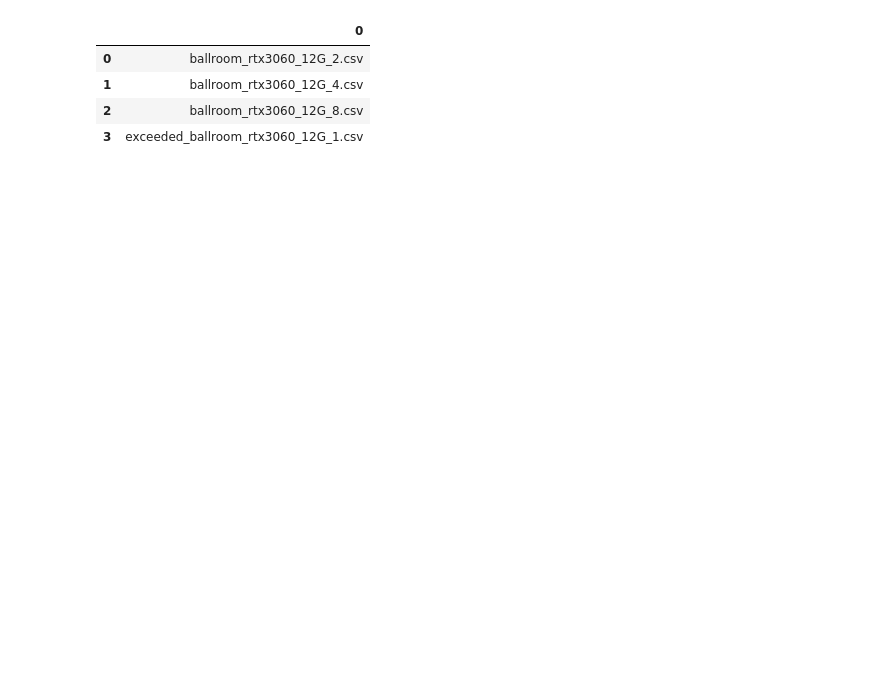
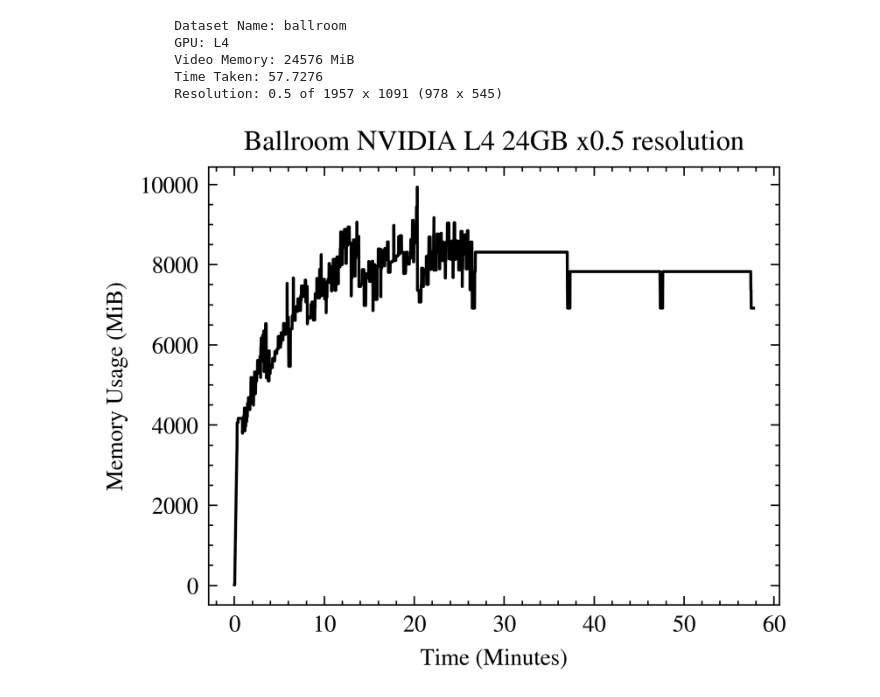
Before and after one commit to iotareal/3D-Gaussian-Splatting-Hardware-Spatial-Benchmarking, a Jupyter notebook: notebook.ipynb, the cells around one changed output. Cells and saved outputs as stored; diff of their text form; code cells hidden in the pictures; blank space fills up the shorter version.

```diff
--- a/notebook.ipynb
+++ b/notebook.ipynb
@@ -47,6 +117,7 @@ def gpu_csv(df:pd.DataFrame,header:str,error):
     vram = str(int(stripped[2].replace("G",""))*1024)+" MiB"
     time_taken = df.Time_Minutes.max()
     resolution = (1/int(stripped[3]))
+    memory = df.Memory_Used_MiB.mean()/(time_taken*60)
 
     print(f"""
           Dataset Name: {dataset_metadata["name"]}
@@ -54,8 +125,9 @@ def gpu_csv(df:pd.DataFrame,header:str,error):
           Video Memory: {vram}
           Time Taken: {time_taken}
           Resolution: {resolution} of {dataset_metadata["resolution"]["width"]} x {dataset_metadata["resolution"]["height"]} ({int(dataset_metadata["resolution"]["width"]*resolution)} x {int(dataset_metadata["resolution"]["height"]*resolution)})
-          Error: {error}
+          {f"Error: {error}" if len(error)>0 else "" }
           """)
+    return df
 
 def results_csv(df,header:str):
     stripped = header.split("_")
@@ -63,27 +135,51 @@ def results_csv(df,header:str):
 
     print(f"{stripped[0].title()} {stripped[1].upper()} x{1/int(stripped[3])}")
     display(df.sort_values("Iterations"))
+    return df
 
 def router(csv_path:Path):
+    if not csv_path.exists():
+        if (csv_path.parent / ("cudaoom_" + csv_path.name)).exists():
+            csv_path = (csv_path.parent / ("cudaoom_" + csv_path.name))
+        elif (csv_path.parent / ("exceeded_" + csv_path.name)).exists():
+            csv_path = (csv_path.parent / ("exceeded_" + csv_path.name))
+        else:
+            print(f"csv {csv_path.name} cannot be found")
+            return Path()
+
     df = pd.read_csv(csv_path)
     results_shape = (6,4)
     if df.shape != results_shape:
         error = csv_path.stem.split("_")[0]
-        error = error if error in ("cudaoom".casefold(),"exceeded".casefold()) else "No error"
-        gpu_csv(df,csv_path.stem,error)
+        error = error if error in ("cudaoom".casefold(),"exceeded".casefold()) else ""
+        return gpu_csv(df,csv_path.stem,error)
     else:
-        results_csv(df,csv_path.stem)
+        return results_csv(df,csv_path.stem)
 
 def get_data(dataset_name:str):
     csvs = pd.DataFrame([file.name for file in root.glob(f"*{dataset_name.casefold()}*.csv")])
     display(csvs)
-# %%
-get_data("ballroom_rtx3060")
-# router(root / "temple_rtx3060_12G_2.csv")
-# router(root / "results_temple_rtx3060_12G_2.csv")
-# %% [output]
-|  | 0 |
-| 0 | ballroom_rtx3060_12G_2.csv |
-| 1 | ballroom_rtx3060_12G_4.csv |
-| 2 | ballroom_rtx3060_12G_8.csv |
-| 3 | exceeded_ballroom_rtx3060_12G_1.csv |
+# %%
+# graph plotting
+sns.reset_orig()
+plt.style.use(["science", "ieee", "no-latex"])
+data = router(root / "ballroom_L4_24G_2.csv")
+data = data[["Memory_Used_MiB","Time_Minutes"]]
+fig, ax = plt.subplots(figsize=(3.5, 2.7))
+sns.lineplot(
+    data=data,
+    y="Memory_Used_MiB",       # Time or sequence column
+    x="Time_Minutes",       # Metric column
+)
+ax.set_ylabel("Memory Usage (MiB)")
+ax.set_xlabel("Time (Minutes)")
+ax.set_title("Ballroom NVIDIA L4 24GB x0.5 resolution")
+ax.plot();
+plt.show()
+# %% [output]
+          Dataset Name: ballroom
+          GPU: L4
+          Video Memory: 24576 MiB
+          Time Taken: 57.7276
+          Resolution: 0.5 of 1957 x 1091 (978 x 545)
+[figure, added]
```
Also changed, not shown: parts of 7 cells of this notebook, 23 other files.
